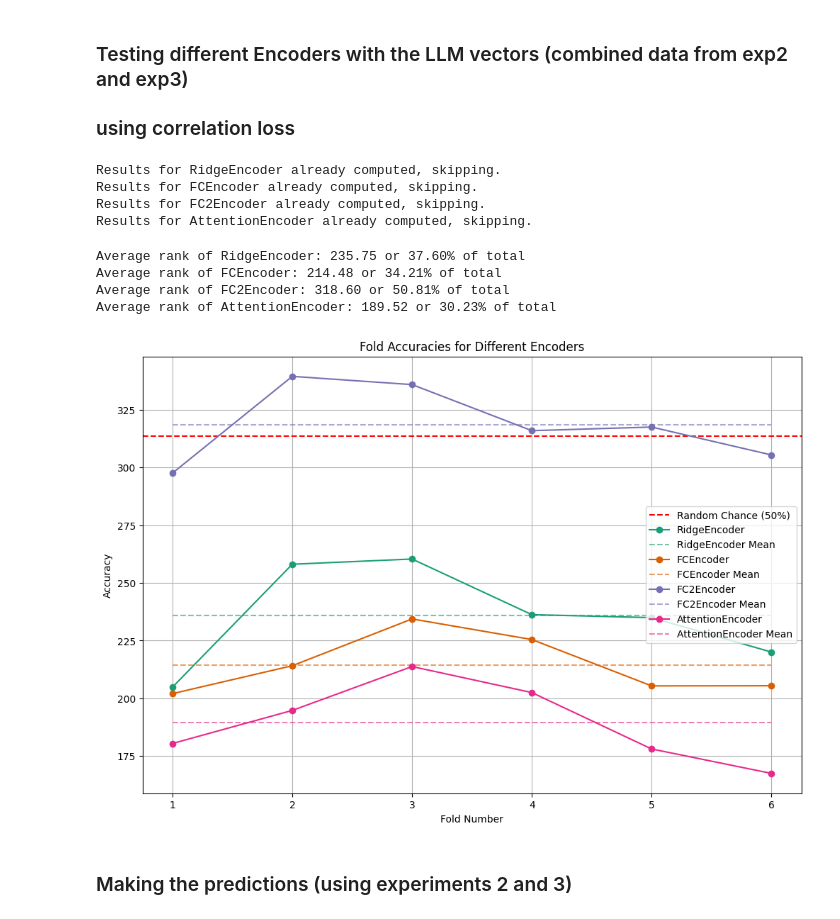
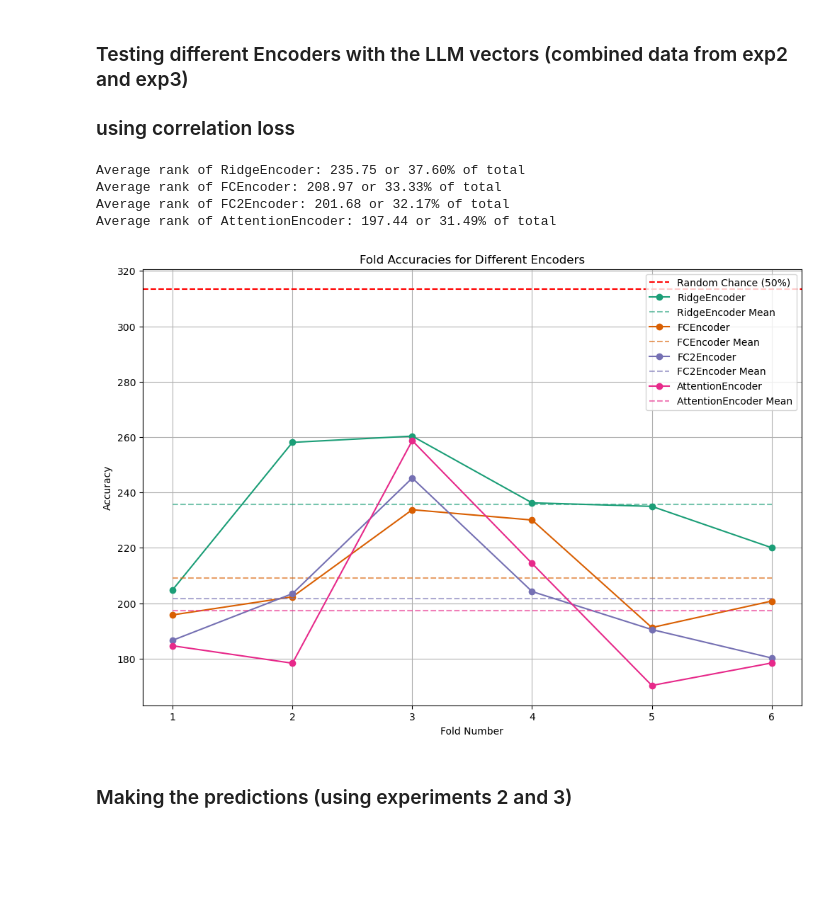
Before and after one commit to Horef/lcc_final, a Jupyter notebook: open_part.ipynb, the cells around one changed output. Drawn from its saved outputs; the diff is of its cells as text; code cells hidden in the pictures; blank space fills up the shorter version.

```diff
--- a/open_part.ipynb
+++ b/open_part.ipynb
@@ -1140,20 +1140,15 @@ Average rank of AttentionEncoder: 189.52 or 30.23% of total
 llm_encoder_list = [RidgeEncoder, FCEncoder, FC2Encoder, AttentionEncoder]
 llm_encoder_kwargs = [None, {'metric': 'corr'}, {'metric': 'corr'}, {'metric': 'corr'}]
 # %%
-llm_entity_accuracies_list, llm_fold_accuracies_list = test_different_encoders(llm_encoder_list, exp23_fmri_reduced, exp23_vecs_llm, n_folds=6, dist='llm_exp23_corr')
+llm_entity_accuracies_list, llm_fold_accuracies_list = test_different_encoders(llm_encoder_list, exp23_fmri_reduced, exp23_vecs_llm, n_folds=6, dist='llm_exp23_corr', encoder_kwargs=llm_encoder_kwargs)
-# %% [output]
-Results for RidgeEncoder already computed, skipping.
-Results for FCEncoder already computed, skipping.
-Results for FC2Encoder already computed, skipping.
-Results for AttentionEncoder already computed, skipping.
 # %%
-plot_encoders_results(llm_encoder_list, llm_entity_accuracies_list, llm_fold_accuracies_list, dist='llm_exp23', total_points=exp23_fmri_reduced.shape[0])
+plot_encoders_results(llm_encoder_list, llm_entity_accuracies_list, llm_fold_accuracies_list, dist='llm_exp23_corr', total_points=exp23_fmri_reduced.shape[0])
 # %% [output]
 Average rank of RidgeEncoder: 235.75 or 37.60% of total
-Average rank of FCEncoder: 214.48 or 34.21% of total
-Average rank of FC2Encoder: 318.60 or 50.81% of total
-Average rank of AttentionEncoder: 189.52 or 30.23% of total
+Average rank of FCEncoder: 208.97 or 33.33% of total
+Average rank of FC2Encoder: 201.68 or 32.17% of total
+Average rank of AttentionEncoder: 197.44 or 31.49% of total
-[figure, old version]
+[figure, new version]
 # %%
 # clean the saved results if needed
 # remove all files from outputs/ which end with llm_exp23_corr
```
Also changed, not shown: parts of 4 cells of this notebook, 22 other files.
